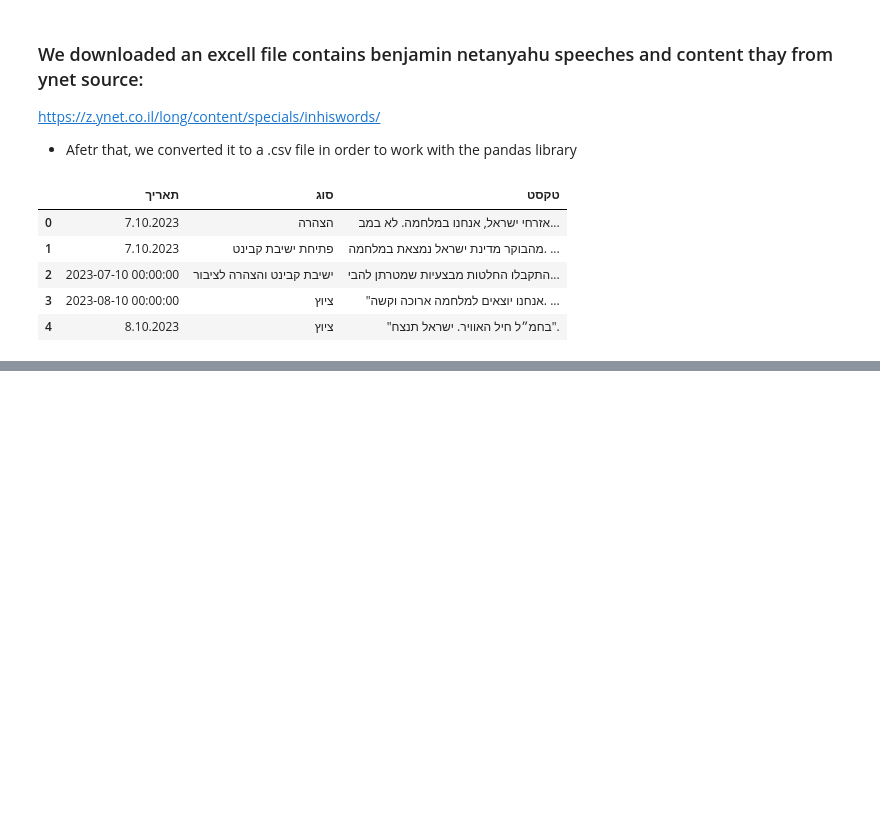
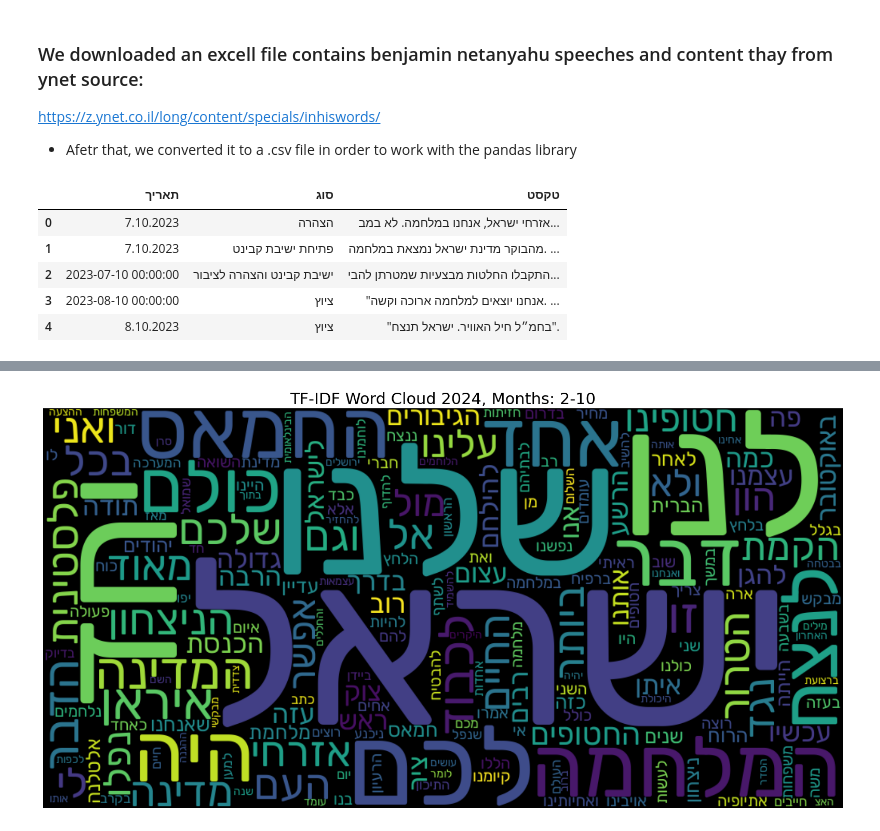
Before and after one commit to ErezLavi/hw3-nlp, a Jupyter notebook: hw3.ipynb, the cells around one changed output, grey strips where cells are left out. Saved outputs shown, nothing was run; the diff lists cells and outputs as text; code cells hidden in the pictures; blank space fills up the shorter version.

```diff
--- a/hw3.ipynb
+++ b/hw3.ipynb
@@ -166,0 +160,8 @@ plot_wordcloud_from_scores(tf_idf_scores, year=year2)
+# %%
+# filter by months
+start_month = 2
+end_month = 10
+tf_idf_scores_by_month = get_tfidf_scores_by_period(filtered_bibi_df, 2024, start_month, end_month, heb_stopwords)
+plot_wordcloud_from_scores(tf_idf_scores_by_month, 2024, start_month, end_month)
+# %% [output]
+[figure, added]
```
Also changed, not shown: parts of 7 cells of this notebook, 1 other file.
